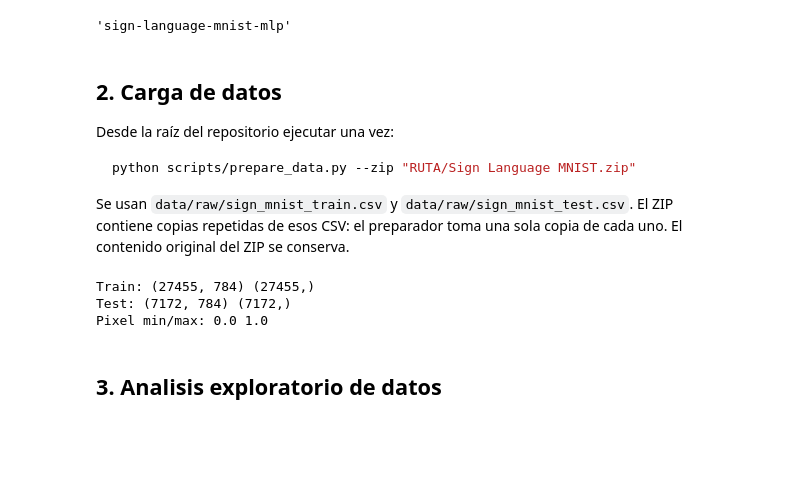
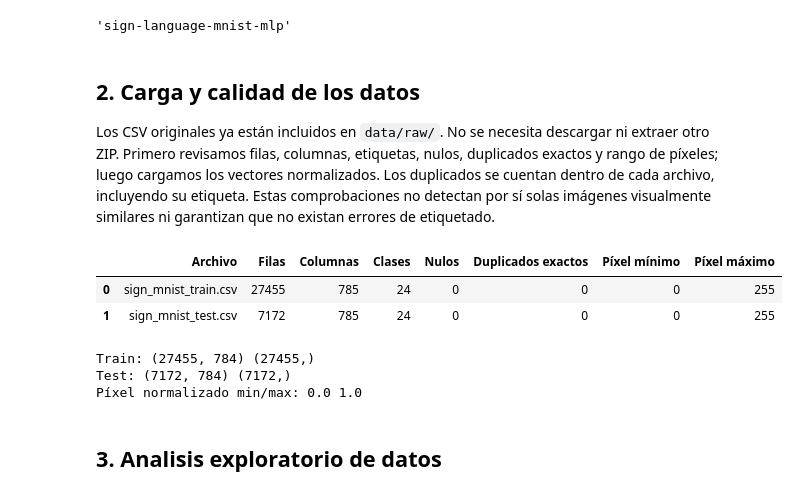
Before and after one commit to gonzalocastillo1483-art/sign-language-mnist-mlp, a Jupyter notebook: notebooks/02_sign_language_mnist_mlp_jenaro.ipynb, the cells around one changed output. Drawn from its saved outputs; the diff is of its cells as text; code cells hidden in the pictures; blank space fills up the shorter version.

Commit message:
Prepara entrega final y verifica ejecucion del notebook

````diff
--- a/notebooks/02_sign_language_mnist_mlp_jenaro.ipynb
+++ b/notebooks/02_sign_language_mnist_mlp_jenaro.ipynb
@@ -43,27 +48,41 @@ PROJECT_ROOT.name
 # %% [output]
 'sign-language-mnist-mlp'
 # %% [markdown]
-## 2. Carga de datos
+## 2. Carga y calidad de los datos
 
-Desde la raíz del repositorio ejecutar una vez:
-
-```python
-python scripts/prepare_data.py --zip "RUTA/Sign Language MNIST.zip"
-```
-
-Se usan `data/raw/sign_mnist_train.csv` y `data/raw/sign_mnist_test.csv`.
-El ZIP contiene copias repetidas de esos CSV: el preparador toma una sola
-copia de cada uno. El contenido original del ZIP se conserva.
+Los CSV originales ya están incluidos en `data/raw/`. No se necesita descargar
+ni extraer otro ZIP. Primero revisamos filas, columnas, etiquetas, nulos,
+duplicados exactos y rango de píxeles; luego cargamos los vectores normalizados.
+Los duplicados se cuentan dentro de cada archivo, incluyendo su etiqueta.
+Estas comprobaciones no detectan por sí solas imágenes visualmente similares
+ni garantizan que no existan errores de etiquetado.
 # %%
+quality_rows = []
+for filename in ("sign_mnist_train.csv", "sign_mnist_test.csv"):
+    raw_frame = pd.read_csv(PROJECT_ROOT / "data" / "raw" / filename)
+    pixels = raw_frame.drop(columns="label")
+    quality_rows.append({
+        "Archivo": filename, "Filas": len(raw_frame),
+        "Columnas": raw_frame.shape[1], "Clases": raw_frame["label"].nunique(),
+        "Nulos": int(raw_frame.isna().sum().sum()),
+        "Duplicados exactos": int(raw_frame.duplicated().sum()),
+        "Píxel mínimo": int(pixels.min().min()),
+        "Píxel máximo": int(pixels.max().max()),
+    })
+display(pd.DataFrame(quality_rows))
+del raw_frame, pixels
+
 X_train_full, y_train_full, X_test, y_test = load_sign_mnist(PROJECT_ROOT / "data" / "raw")
-
 print("Train:", X_train_full.shape, y_train_full.shape)
 print("Test:", X_test.shape, y_test.shape)
-print("Pixel min/max:", X_train_full.min(), X_train_full.max())
+print("Píxel normalizado min/max:", X_train_full.min(), X_train_full.max())
 # %% [output]
+|  | Archivo | Filas | Columnas | Clases | Nulos | Duplicados exactos | Píxel mínimo | Píxel máximo |
+| 0 | sign_mnist_train.csv | 27455 | 785 | 24 | 0 | 0 | 0 | 255 |
+| 1 | sign_mnist_test.csv | 7172 | 785 | 24 | 0 | 0 | 0 | 255 |
 Train: (27455, 784) (27455,)
 Test: (7172, 784) (7172,)
-Pixel min/max: 0.0 1.0
+Píxel normalizado min/max: 0.0 1.0
 # %% [markdown]
 ## 3. Analisis exploratorio de datos
 # %%
````
Also changed, not shown: parts of 8 cells of this notebook, 6 other files.
